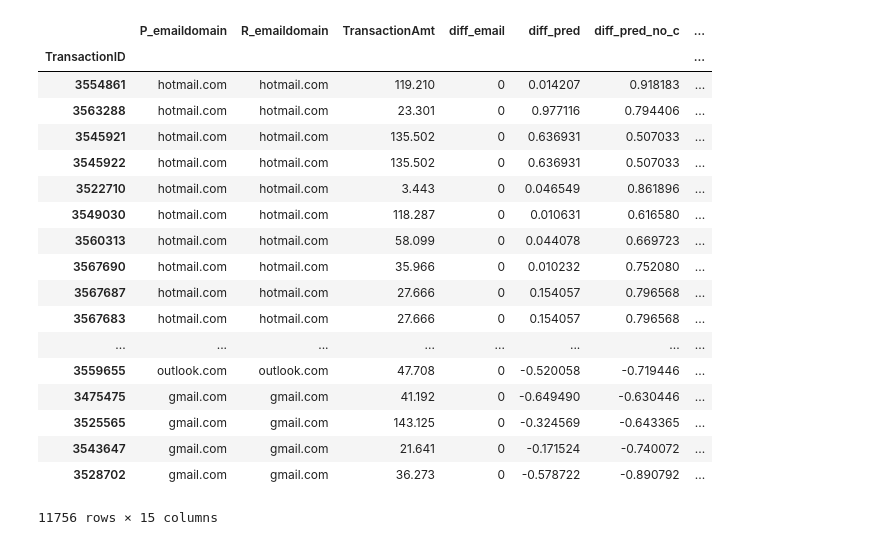
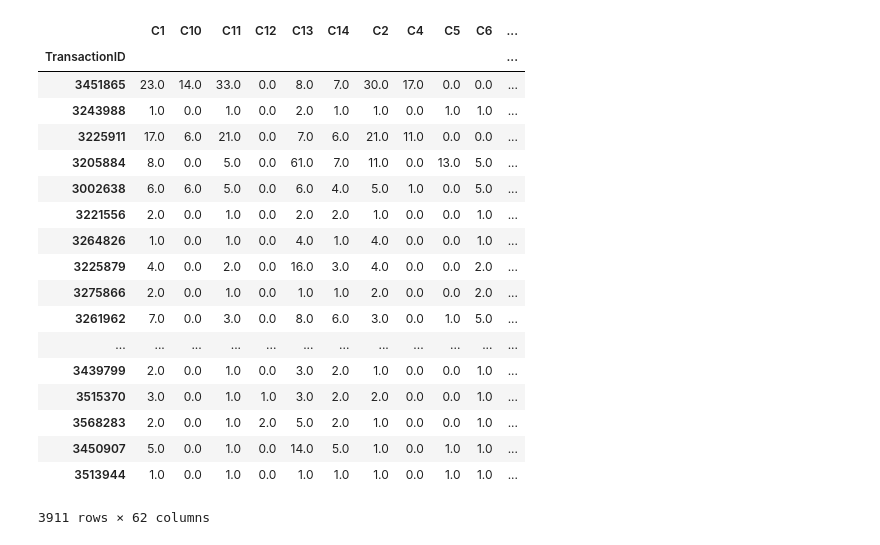
Before and after one commit to yryrgogo/ieee-fraud-5th-place, a Jupyter notebook: src/114_ieee_compare_pred_by_some_model.ipynb, the cells around one changed output. Drawn from its saved outputs; the diff is of its cells as text; code cells hidden in the pictures.

```diff
--- a/src/114_ieee_compare_pred_by_some_model.ipynb
+++ b/src/114_ieee_compare_pred_by_some_model.ipynb
@@ -15,33 +17,35 @@ df = pred.set_index('TransactionID').join(pred_no_c.set_index('TransactionID')[[
 # %%
 # pd.set_option('max_columns', 200)
 df['diff_email'] = (df['P_emaildomain'] != df['R_emaildomain'])*1
-df[df['diff_email']==0].sort_values(by='diff_pred_no_c_card'
+df[df['diff_email']==1].sort_values(by='diff_pred_no_c_card'
                                     ,ascending=False
                                    )[sorted(
     [col for col in df.columns
-     if not col.count('C')
-     and not col.count('D')
-     and not col.startswith('card')
-     and not col.count('addr')
-     and not col.count('M')
+#      if
+#      not col.count('D')
+#      and not col.count('C')
+#      and not col.count('D')
+#      and not col.startswith('card')
+#      and not col.count('addr')
+#      and not col.count('M')
     ])]
 # %% [output]
-|  | P_emaildomain | R_emaildomain | TransactionAmt | diff_email | diff_pred | diff_pred_no_c | ... |
-| TransactionID |  |  |  |  |  |  | ... |
-| 3554861 | hotmail.com | hotmail.com | 119.210 | 0 | 0.014207 | 0.918183 | ... |
-| 3563288 | hotmail.com | hotmail.com | 23.301 | 0 | 0.977116 | 0.794406 | ... |
-| 3545921 | hotmail.com | hotmail.com | 135.502 | 0 | 0.636931 | 0.507033 | ... |
-| 3545922 | hotmail.com | hotmail.com | 135.502 | 0 | 0.636931 | 0.507033 | ... |
-| 3522710 | hotmail.com | hotmail.com | 3.443 | 0 | 0.046549 | 0.861896 | ... |
-| 3549030 | hotmail.com | hotmail.com | 118.287 | 0 | 0.010631 | 0.616580 | ... |
-| 3560313 | hotmail.com | hotmail.com | 58.099 | 0 | 0.044078 | 0.669723 | ... |
-| 3567690 | hotmail.com | hotmail.com | 35.966 | 0 | 0.010232 | 0.752080 | ... |
-| 3567687 | hotmail.com | hotmail.com | 27.666 | 0 | 0.154057 | 0.796568 | ... |
-| 3567683 | hotmail.com | hotmail.com | 27.666 | 0 | 0.154057 | 0.796568 | ... |
-| ... | ... | ... | ... | ... | ... | ... | ... |
-| 3559655 | outlook.com | outlook.com | 47.708 | 0 | -0.520058 | -0.719446 | ... |
-| 3475475 | gmail.com | gmail.com | 41.192 | 0 | -0.649490 | -0.630446 | ... |
-| 3525565 | gmail.com | gmail.com | 143.125 | 0 | -0.324569 | -0.643365 | ... |
-| 3543647 | gmail.com | gmail.com | 21.641 | 0 | -0.171524 | -0.740072 | ... |
-| 3528702 | gmail.com | gmail.com | 36.273 | 0 | -0.578722 | -0.890792 | ... |
+|  | C1 | C10 | C11 | C12 | C13 | C14 | C2 | C4 | C5 | C6 | ... |
+| TransactionID |  |  |  |  |  |  |  |  |  |  | ... |
+| 3451865 | 23.0 | 14.0 | 33.0 | 0.0 | 8.0 | 7.0 | 30.0 | 17.0 | 0.0 | 0.0 | ... |
+| 3243988 | 1.0 | 0.0 | 1.0 | 0.0 | 2.0 | 1.0 | 1.0 | 0.0 | 1.0 | 1.0 | ... |
+| 3225911 | 17.0 | 6.0 | 21.0 | 0.0 | 7.0 | 6.0 | 21.0 | 11.0 | 0.0 | 0.0 | ... |
+| 3205884 | 8.0 | 0.0 | 5.0 | 0.0 | 61.0 | 7.0 | 11.0 | 0.0 | 13.0 | 5.0 | ... |
+| 3002638 | 6.0 | 6.0 | 5.0 | 0.0 | 6.0 | 4.0 | 5.0 | 1.0 | 0.0 | 5.0 | ... |
+| 3221556 | 2.0 | 0.0 | 1.0 | 0.0 | 2.0 | 2.0 | 1.0 | 0.0 | 0.0 | 1.0 | ... |
+| 3264826 | 1.0 | 0.0 | 1.0 | 0.0 | 4.0 | 1.0 | 4.0 | 0.0 | 0.0 | 1.0 | ... |
+| 3225879 | 4.0 | 0.0 | 2.0 | 0.0 | 16.0 | 3.0 | 4.0 | 0.0 | 0.0 | 2.0 | ... |
+| 3275866 | 2.0 | 0.0 | 1.0 | 0.0 | 1.0 | 1.0 | 2.0 | 0.0 | 0.0 | 2.0 | ... |
+| 3261962 | 7.0 | 0.0 | 3.0 | 0.0 | 8.0 | 6.0 | 3.0 | 0.0 | 1.0 | 5.0 | ... |
+| ... | ... | ... | ... | ... | ... | ... | ... | ... | ... | ... | ... |
+| 3439799 | 2.0 | 0.0 | 1.0 | 0.0 | 3.0 | 2.0 | 1.0 | 0.0 | 0.0 | 1.0 | ... |
+| 3515370 | 3.0 | 0.0 | 1.0 | 1.0 | 3.0 | 2.0 | 2.0 | 0.0 | 0.0 | 1.0 | ... |
+| 3568283 | 2.0 | 0.0 | 1.0 | 2.0 | 5.0 | 2.0 | 1.0 | 0.0 | 0.0 | 1.0 | ... |
+| 3450907 | 5.0 | 0.0 | 1.0 | 0.0 | 14.0 | 5.0 | 1.0 | 0.0 | 1.0 | 1.0 | ... |
+| 3513944 | 1.0 | 0.0 | 1.0 | 0.0 | 1.0 | 1.0 | 1.0 | 0.0 | 1.0 | 1.0 | ... |
-11756 rows × 15 columns
+3911 rows × 62 columns
```
Also changed, not shown: parts of 8 cells of this notebook, 13 other files.
